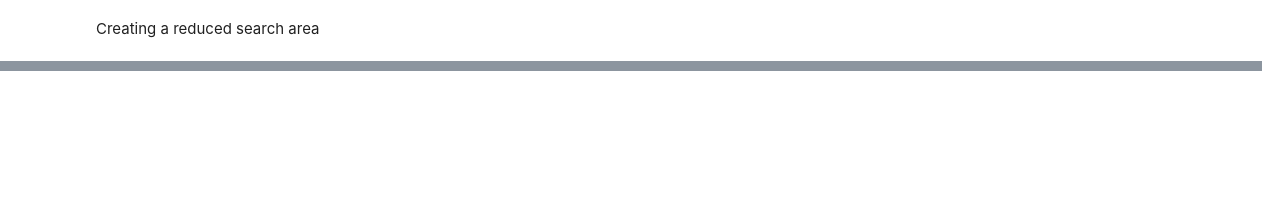
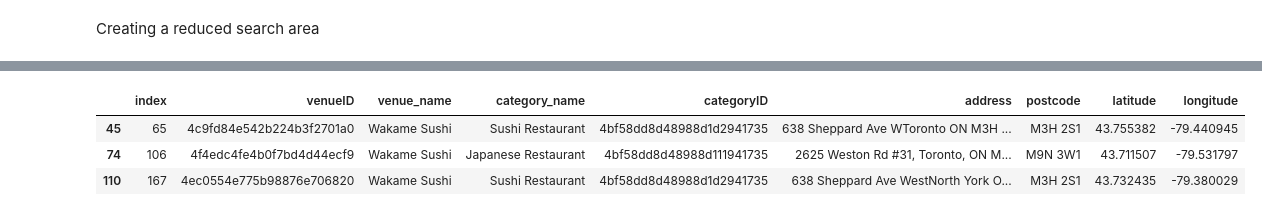
Before and after one commit to viktar-b/CAPSTONE, a Jupyter notebook: capstone-notebook.ipynb, the cells around one changed output, grey strips where cells are left out. Drawn from its saved outputs; the diff is of its cells as text; code cells hidden in the pictures; blank space fills up the shorter version.

```diff
--- a/capstone-notebook.ipynb
+++ b/capstone-notebook.ipynb
@@ -154,12 +153,0 @@ Done
-# %%
-with open("a3_radius_519.txt", "rb") as file:   # Unpickling
-    list_of_rest = pickle.load(file)
-
-columns = ['total_results', 'recieved_no_results', 'searched_coordinates']
-df_a3 = pd.DataFrame(columns=columns)
-
-df_a3.searched_coordinates = updated_list_coordinates
-df_a3.total_results =   [x['response']['totalResults'] if x['response']\
-                     else np.NaN for x in list_of_rest]
-df_a3.recieved_no_results =  [len(x['response']['groups'][0]['items']) if x['response'] \
-                        else np.NaN for x in list_of_rest]
@@ -165,0 +156,13 @@ df_a3.recieved_no_results =  [len(x['response']['groups'][0]['items']) if x['res
+# %%
+list_of_requests = []
+with open("a1_radius_1212.txt", "rb") as file:
+    list_of_requests.extend(pickle.load(file))
+
+with open("a2_radius_1212.txt", "rb") as file:
+    list_of_requests.extend(pickle.load(file))
+
+with open("a3_radius_519.txt", "rb") as file:
+    list_of_requests.extend(pickle.load(file))
+
+with open("a4_radius_519.txt", "rb") as file:
+    list_of_requests.extend(pickle.load(file))
@@ -165,0 +171,10 @@ df_a3.recieved_no_results =  [len(x['response']['groups'][0]['items']) if x['res
+# %%
+list_of_requests = [
+    x for x in list_of_requests \
+    if (bool(x['response']) == True)
+]
+
+list_of_requests = [
+    x for x in list_of_requests \
+    if (x['response']['totalResults'] != 0)
+]
@@ -165,0 +183,3 @@ df_a3.recieved_no_results =  [len(x['response']['groups'][0]['items']) if x['res
+# %%
+df = FoursquareSearch.requests_to_dataframe(list_of_requests)
+df.columns
@@ -165,0 +229,7 @@ df_a3.recieved_no_results =  [len(x['response']['groups'][0]['items']) if x['res
+# %%
+df[df.venue_name == 'Wakame Sushi']
+# %% [output]
+|  | index | venueID | venue_name | category_name | categoryID | address | postcode | latitude | longitude |
+| 45 | 65 | 4c9fd84e542b224b3f2701a0 | Wakame Sushi | Sushi Restaurant | 4bf58dd8d48988d1d2941735 | 638 Sheppard Ave WToronto ON M3H ... | M3H 2S1 | 43.755382 | -79.440945 |
+| 74 | 106 | 4f4edc4fe4b0f7bd4d44ecf9 | Wakame Sushi | Japanese Restaurant | 4bf58dd8d48988d111941735 | 2625 Weston Rd #31, Toronto, ON M... | M9N 3W1 | 43.711507 | -79.531797 |
+| 110 | 167 | 4ec0554e775b98876e706820 | Wakame Sushi | Sushi Restaurant | 4bf58dd8d48988d1d2941735 | 638 Sheppard Ave WestNorth York O... | M3H 2S1 | 43.732435 | -79.380029 |
```
Also changed, not shown: parts of 11 cells of this notebook, 1 other file.
